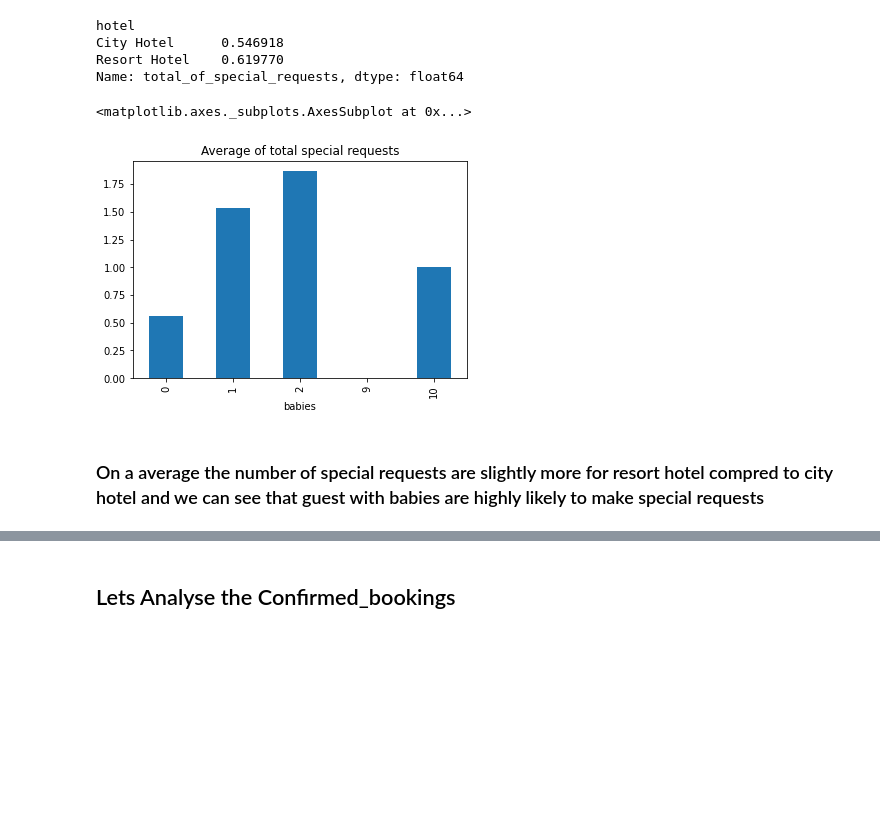
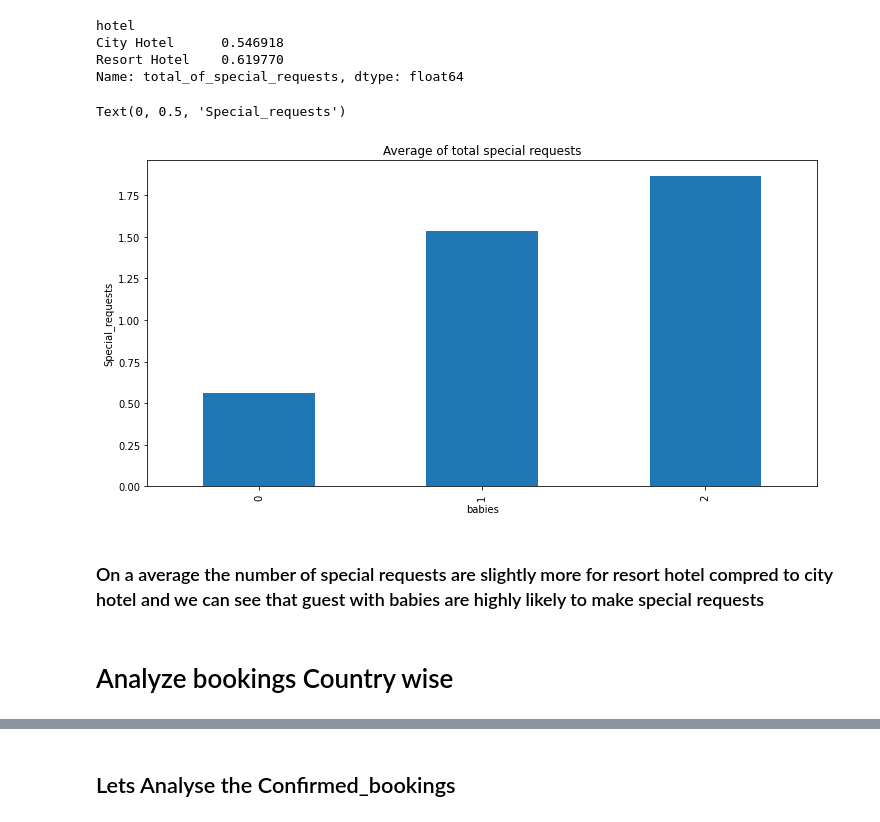
Before and after one commit to Dany511/Coursera_Capstone, a Jupyter notebook: Copy_of_Hotel_Booking_Analysis_Capstone_Project.ipynb, the cells around one changed output, grey strips where cells are left out. Saved outputs shown, nothing was run; the diff lists cells and outputs as text; code cells hidden in the pictures; blank space fills up the shorter version.

```diff
--- a/Copy_of_Hotel_Booking_Analysis_Capstone_Project.ipynb
+++ b/Copy_of_Hotel_Booking_Analysis_Capstone_Project.ipynb
@@ -157,9 +154,9 @@ sns.boxplot(ax=axes[2,0],x='lead_time',data=data)
 [figure]
 # %%
 # Imputing Outliers
-data[data['adr']>5000]=56
-data[data['children']>4]=0
-data[data['babies']>4]=0
-data[data['stays_in_week_nights']>30]=30
-data[data['stays_in_weekend_nights']>15]=15
-data[data['lead_time']>600]=600
+data.loc[data['adr']>5000,'adr']=56
+data.loc[data['children']>4,'children']=0
+data.loc[data['babies']>4,'babies']=0
+data.loc[data['stays_in_week_nights']>30,'stays_in_week_nights']=30
+data.loc[data['stays_in_weekend_nights']>15,'stays_in_weekend_nights']=15
+data.loc[data['lead_time']>600,'lead_time']=600
@@ -233,9 +233,12 @@ City Hotel      0.546918
 Resort Hotel    0.619770
 Name: total_of_special_requests, dtype: float64
 # %%
-df.groupby(['babies'])['total_of_special_requests'].mean().plot(kind='bar',title='Average of total special requests')
+df.groupby(['babies'])['total_of_special_requests'].mean().plot(kind='bar',title='Average of total special requests',figsize=(12,6))
+plt.ylabel('Special_requests')
 # %% [output]
-<matplotlib.axes._subplots.AxesSubplot at 0x...>
+Text(0, 0.5, 'Special_requests')
-[figure, old version]
+[figure, new version]
 # %% [markdown]
 ### On a average the number of special requests are slightly more for resort hotel compred to city hotel  and we can see that guest with babies are highly likely to make special requests
+# %% [markdown]
+# Analyze bookings Country wise
```
Also changed, not shown: parts of 46 cells of this notebook.
